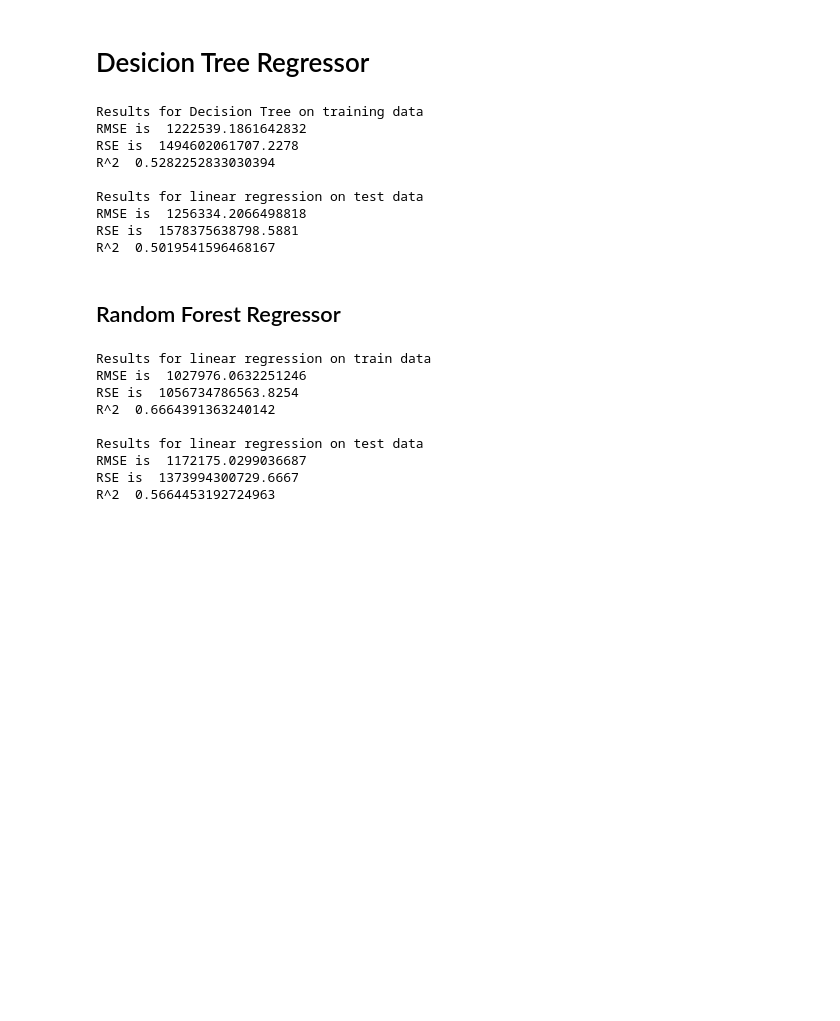
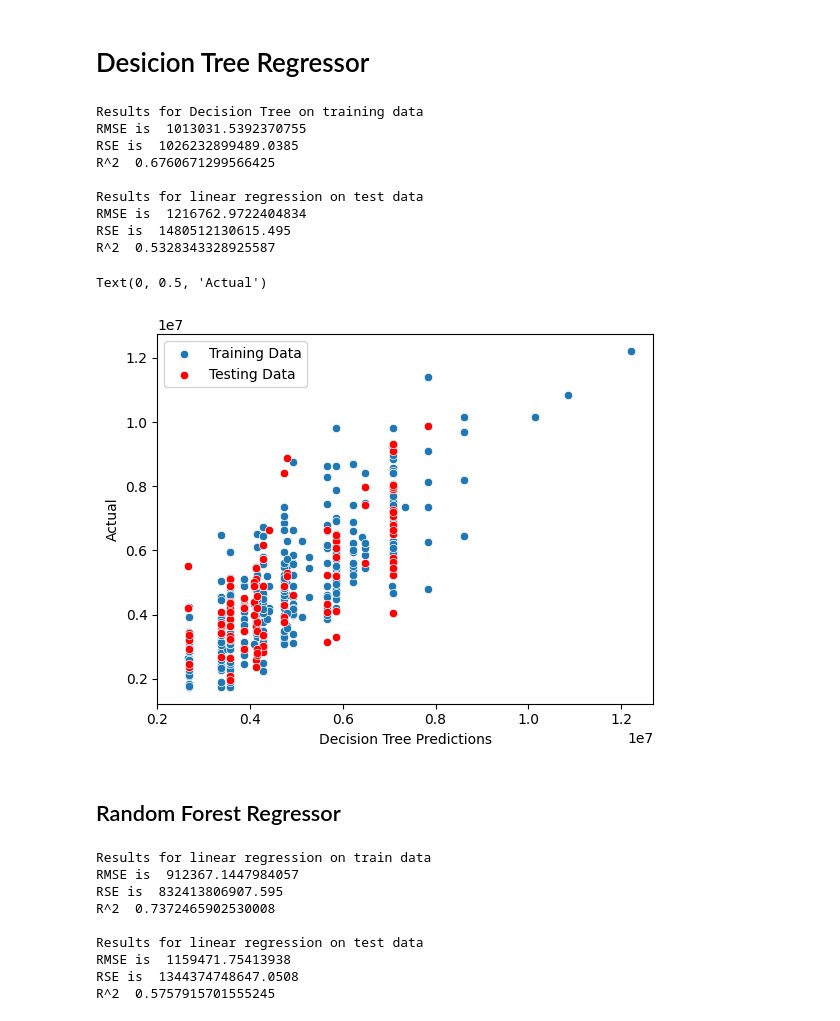
Before and after one commit to Bshell13/shellenberger_capstone, a Jupyter notebook: data_analysis.ipynb, the cells around one changed output. Cells and saved outputs as stored; diff of their text form; code cells hidden in the pictures; blank space fills up the shorter version.

```diff
--- a/data_analysis.ipynb
+++ b/data_analysis.ipynb
@@ -140,37 +158,47 @@ R^2  0.5659735896687024
 # %%
 from sklearn.tree import DecisionTreeRegressor
 
-tree_model = DecisionTreeRegressor(max_depth=3)
+tree_model = DecisionTreeRegressor(max_depth=5)
 tree_model.fit(X_train,y_train)
 
-y_train_pred = tree_model.predict(X_train)
+y_tree_train_pred = tree_model.predict(X_train)
 print('Results for Decision Tree on training data')
-print('RMSE is ', np.sqrt(mean_squared_error(y_train, y_train_pred)))
-print('RSE is ', mean_squared_error(y_train, y_train_pred))
-print('R^2 ', r2_score(y_train, y_train_pred))
+print('RMSE is ', np.sqrt(mean_squared_error(y_train, y_tree_train_pred)))
+print('RSE is ', mean_squared_error(y_train, y_tree_train_pred))
+print('R^2 ', r2_score(y_train, y_tree_train_pred))
 
-y_test_pred = tree_model.predict(X_test)
+y_tree_test_pred = tree_model.predict(X_test)
 print()
 print('Results for linear regression on test data')
-print('RMSE is ', np.sqrt(mean_squared_error(y_test, y_test_pred)))
-print('RSE is ', mean_squared_error(y_test, y_test_pred))
-print('R^2 ', r2_score(y_test, y_test_pred))
+print('RMSE is ', np.sqrt(mean_squared_error(y_test, y_tree_test_pred)))
+print('RSE is ', mean_squared_error(y_test, y_tree_test_pred))
+print('R^2 ', r2_score(y_test, y_tree_test_pred))
 # %% [output]
 Results for Decision Tree on training data
-RMSE is  1222539.1861642832
-RSE is  1494602061707.2278
-R^2  0.5282252833030394
+RMSE is  1013031.5392370755
+RSE is  1026232899489.0385
+R^2  0.6760671299566425
 
 Results for linear regression on test data
-RMSE is  1256334.2066498818
-RSE is  1578375638798.5881
-R^2  0.5019541596468167
+RMSE is  1216762.9722404834
+RSE is  1480512130615.495
+R^2  0.5328343328925587
+# %%
+sns.scatterplot(x=y_tree_train_pred, y=y_train)
+sns.scatterplot(x=y_tree_test_pred, y=y_test, color='red')
+plt.legend(['Training Data', 'Testing Data'])
+plt.xticks([2000000, 4000000, 6000000, 8000000, 10000000, 12000000])
+plt.xlabel('Decision Tree Predictions')
+plt.ylabel('Actual')
+# %% [output]
+Text(0, 0.5, 'Actual')
+[figure, added]
 # %% [markdown]
 ## Random Forest Regressor
 # %%
 from sklearn.ensemble import RandomForestRegressor
 
-rf_model = RandomForestRegressor(max_depth=4, n_estimators=100, random_state=123)
+rf_model = RandomForestRegressor(max_depth=5, random_state=123)
 rf_model.fit(X_train,y_train)
 
 y_train_pred = rf_model.predict(X_train)
@@ -188,14 +216,14 @@ print('RSE is ', mean_squared_error(y_test, y_test_pred))
 print('R^2 ', r2_score(y_test, y_test_pred))
 # %% [output]
 Results for linear regression on train data
-RMSE is  1027976.0632251246
-RSE is  1056734786563.8254
-R^2  0.6664391363240142
+RMSE is  912367.1447984057
+RSE is  832413806907.595
+R^2  0.7372465902530008
 
 Results for linear regression on test data
-RMSE is  1172175.0299036687
-RSE is  1373994300729.6667
-R^2  0.5664453192724963
+RMSE is  1159471.75413938
+RSE is  1344374748647.0508
+R^2  0.5757915701555245
 # %% [markdown]
 ## Results
 | Model | Type | RMSE | R^2 |
```
Also changed, not shown: parts of 6 cells of this notebook, 6 other files.
